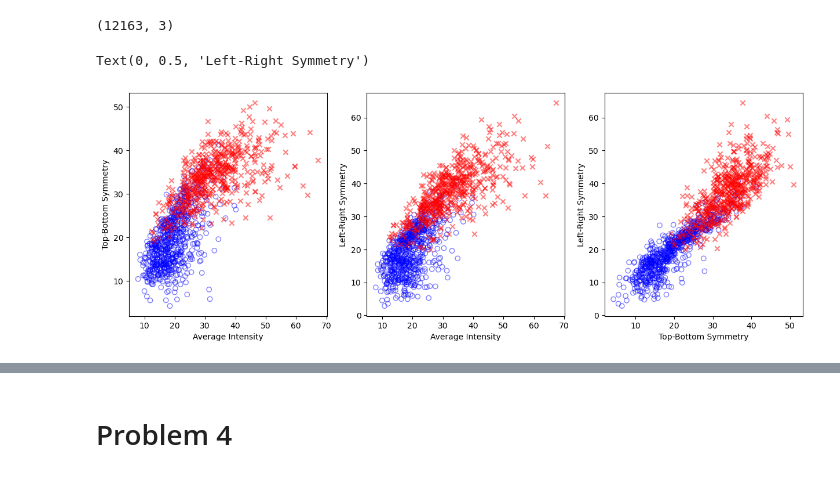
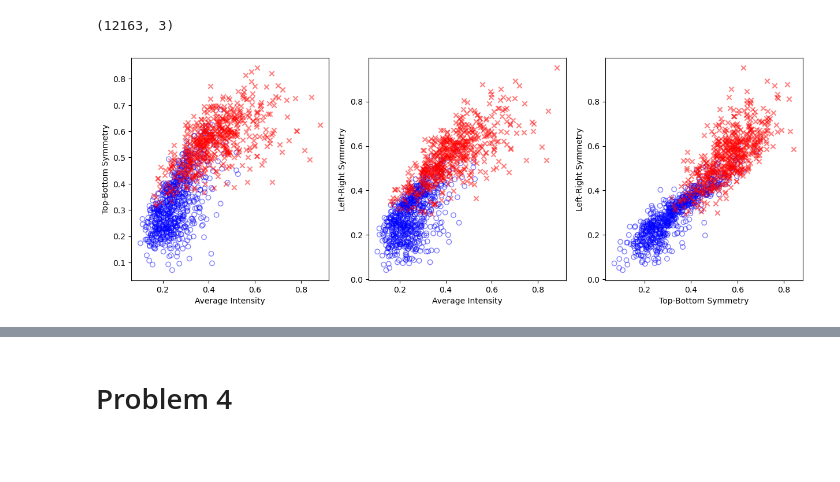
Before and after one commit to evanhanders/MLAI_courses_2024, a Jupyter notebook: cmpsci_165B_machine_learning/hw3.ipynb, the cells around one changed output, grey strips where cells are left out. Cells and saved outputs as stored; diff of their text form; code cells hidden in the pictures.

```diff
--- a/cmpsci_165B_machine_learning/hw3.ipynb
+++ b/cmpsci_165B_machine_learning/hw3.ipynb
@@ -91,6 +95,10 @@ def extract_features(dataset):
     lr_sym = np.mean(np.abs(left - right[:,::-1]), axis=(1, 2))
     tb_sym = np.mean(np.abs(top - bottom[:,:,::-1]), axis=(1, 2))
 
+    img_avg /= img_avg.max()
+    lr_sym /= lr_sym.max()
+    tb_sym /= tb_sym.max()
+
     return labels, np.stack([img_avg, lr_sym, tb_sym], axis=1)
 
 test_labels, test_features = extract_features(test)
@@ -100,25 +108,39 @@ print(train_features.shape)
 (12163, 3)
 # %%
 # 3 scatterplots: intensity vs tb symmetry, intensity vs lr symmetry, tb symmetry vs lr symmetry
-fig, axs = plt.subplots(1, 3, figsize=(15, 5))
+@t.inference_mode()
+def plot_scatters(data=train_features, one_indices=one_indices, five_indices=five_indices, regresser = None):
+    fig, axs = plt.subplots(1, 3, figsize=(15, 5))
 
-img_avg = train_features[:, 0]
-lr_sym = train_features[:, 1]
-tb_sym = train_features[:, 2]
-axs[0].scatter(img_avg[one_indices][::10], tb_sym[one_indices][::10], edgecolor='b', marker='o', facecolors='none', alpha=0.5)
-axs[0].scatter(img_avg[five_indices][::10], tb_sym[five_indices][::10], c='r', marker='x', alpha=0.5)
-axs[0].set_xlabel('Average Intensity')
-axs[0].set_ylabel('Top-Bottom Symmetry')
+    img_avg = data[:, 0]
+    lr_sym = data[:, 1]
+    tb_sym = data[:, 2]
+    axs[0].scatter(img_avg[one_indices][::10], tb_sym[one_indices][::10], edgecolor='b', marker='o', facecolors='none', alpha=0.5)
+    axs[0].scatter(img_avg[five_indices][::10], tb_sym[five_indices][::10], c='r', marker='x', alpha=0.5)
+    axs[0].set_xlabel('Average Intensity')
+    axs[0].set_ylabel('Top-Bottom Symmetry')
 
-axs[1].scatter(img_avg[one_indices][::10], lr_sym[one_indices][::10], edgecolor='b', marker='o', facecolors='none', alpha=0.5)
-axs[1].scatter(img_avg[five_indices][::10], lr_sym[five_indices][::10], c='r', marker='x', alpha=0.5)
-axs[1].set_xlabel('Average Intensity')
-axs[1].set_ylabel('Left-Right Symmetry')
+    axs[1].scatter(img_avg[one_indices][::10], lr_sym[one_indices][::10], edgecolor='b', marker='o', facecolors='none', alpha=0.5)
+    axs[1].scatter(img_avg[five_indices][::10], lr_sym[five_indices][::10], c='r', marker='x', alpha=0.5)
+    axs[1].set_xlabel('Average Intensity')
+    axs[1].set_ylabel('Left-Right Symmetry')
 
-axs[2].scatter(tb_sym[one_indices][::10], lr_sym[one_indices][::10], edgecolor='b', marker='o', facecolors='none', alpha=0.5)
-axs[2].scatter(tb_sym[five_indices][::10], lr_sym[five_indices][::10], c='r', marker='x', alpha=0.5)
-axs[2].set_xlabel('Top-Bottom Symmetry')
-axs[2].set_ylabel('Left-Right Symmetry')
+    axs[2].scatter(tb_sym[one_indices][::10], lr_sym[one_indices][::10], edgecolor='b', marker='o', facecolors='none', alpha=0.5)
+    axs[2].scatter(tb_sym[five_indices][::10], lr_sym[five_indices][::10], c='r', marker='x', alpha=0.5)
+    axs[2].set_xlabel('Top-Bottom Symmetry')
+    axs[2].set_ylabel('Left-Right Symmetry')
+
+    if regresser is not None:
+        # plot decision boundary
+        x1 = np.linspace(img_avg.min(), img_avg.max(), 100)
+        x2 = np.linspace(tb_sym.min(), tb_sym.max(), 100)
+        line1 = (regresser.weights[0] + regresser.weights[1]*x1 + regresser.weights[2]*lr_sym.mean())/-regresser.weights[3]
+        line2 = (regresser.weights[0] + regresser.weights[1]*x1 + regresser.weights[3]*tb_sym.mean())/-regresser.weights[2]
+        line3 = (regresser.weights[0] + regresser.weights[3]*x2 + regresser.weights[1]*img_avg.mean())/-regresser.weights[2]
+
+        axs[0].plot(x1, line1, 'k-')
+        axs[1].plot(x1, line2, 'k-')
+        axs[2].plot(x2, line3, 'k-')
+plot_scatters()
 # %% [output]
-Text(0, 0.5, 'Left-Right Symmetry')
-[figure, old version]
+[figure, new version]
```
Also changed, not shown: parts of 15 cells of this notebook.
